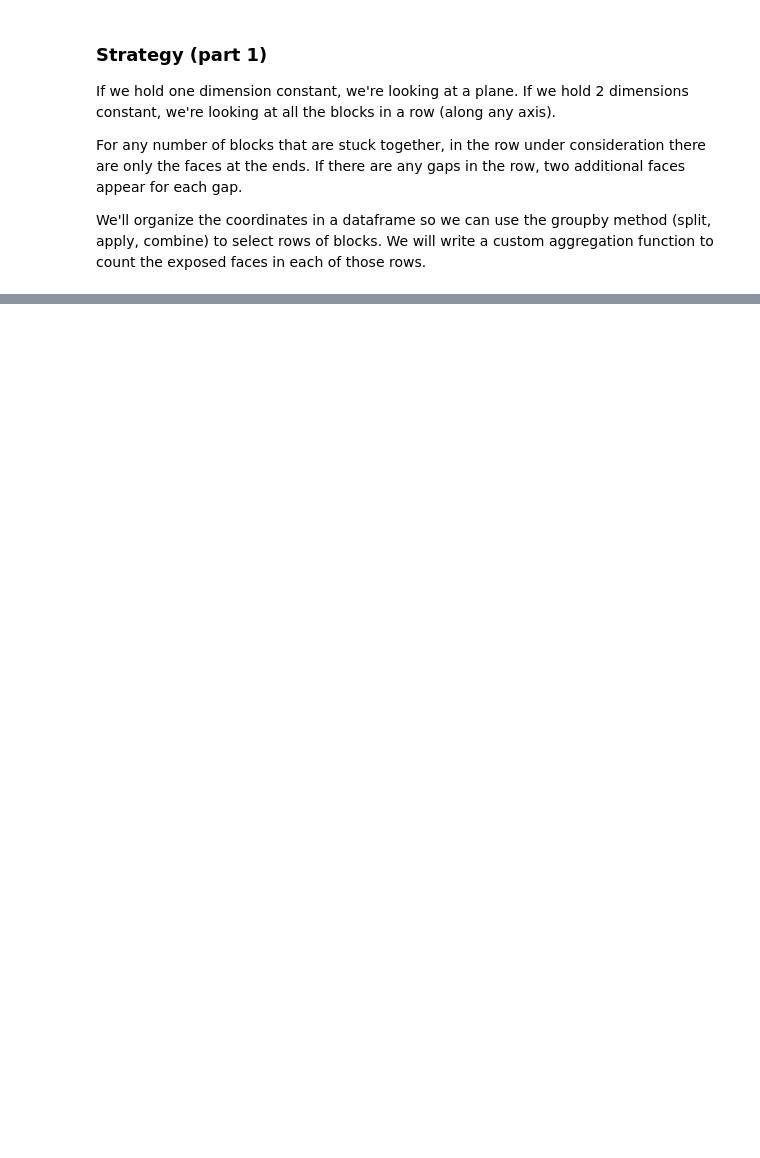
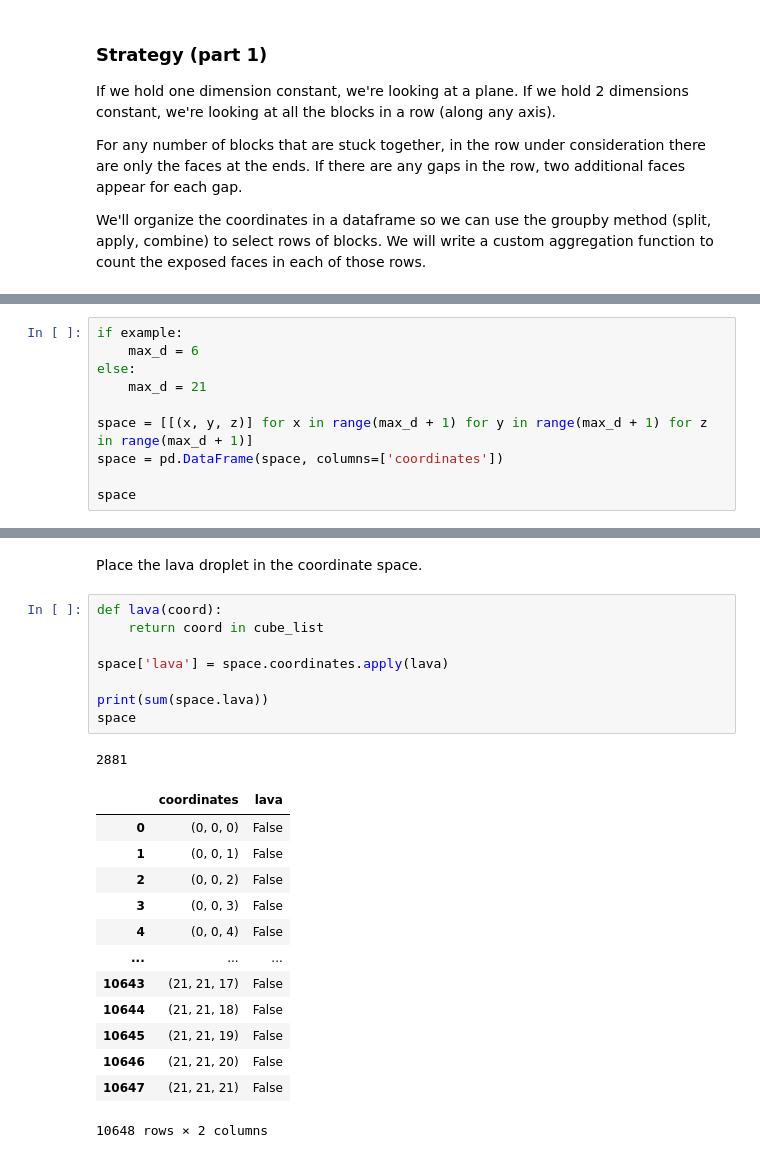
Before and after one commit to marilang/AoC2022, a Jupyter notebook: Day 18 Boiling Boulders.ipynb, the cells around one changed output, grey strips where cells are left out. Drawn from its saved outputs; the diff is of its cells as text; blank space fills up the shorter version.

```diff
--- a/Day 18 Boiling Boulders.ipynb
+++ b/Day 18 Boiling Boulders.ipynb
@@ -80,0 +86,10 @@ Count the exterior faces only.
+# %%
+if example:
+    max_d = 6
+else:
+    max_d = 21
+
+space = [[(x, y, z)] for x in range(max_d + 1) for y in range(max_d + 1) for z in range(max_d + 1)]
+space = pd.DataFrame(space, columns=['coordinates'])
+
+space
@@ -80,0 +138,25 @@ Count the exterior faces only.
+# %% [markdown]
+Place the lava droplet in the coordinate space.
+# %%
+def lava(coord):
+    return coord in cube_list
+
+space['lava'] = space.coordinates.apply(lava)
+
+print(sum(space.lava))
+space
+# %% [output]
+2881
+|  | coordinates | lava |
+| 0 | (0, 0, 0) | False |
+| 1 | (0, 0, 1) | False |
+| 2 | (0, 0, 2) | False |
+| 3 | (0, 0, 3) | False |
+| 4 | (0, 0, 4) | False |
+| ... | ... | ... |
+| 10643 | (21, 21, 17) | False |
+| 10644 | (21, 21, 18) | False |
+| 10645 | (21, 21, 19) | False |
+| 10646 | (21, 21, 20) | False |
+| 10647 | (21, 21, 21) | False |
+10648 rows × 2 columns
```
Also changed, not shown: parts of 24 cells of this notebook.
